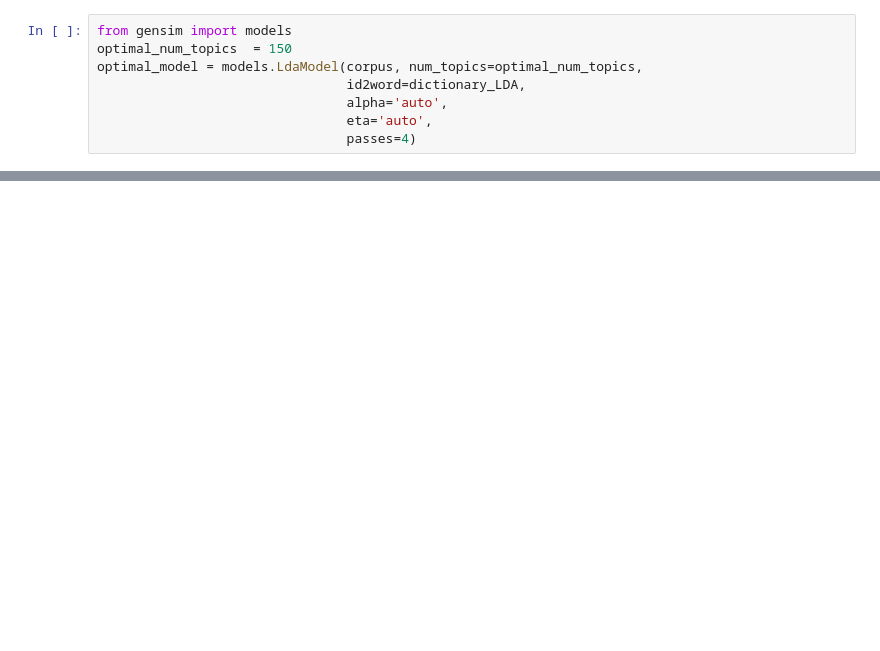
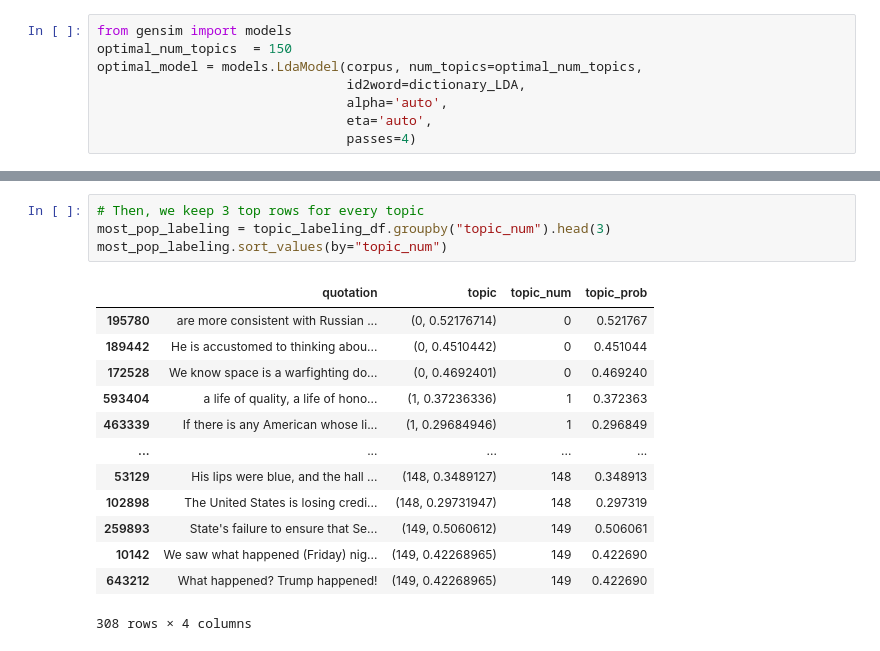
Before and after one commit to epfl-ada/ada-2021-project-young-boys, a Jupyter notebook: topic_detection.ipynb, the cells around one changed output, grey strips where cells are left out. Saved outputs shown, nothing was run; the diff lists cells and outputs as text; blank space fills up the shorter version.

```diff
--- a/topic_detection.ipynb
+++ b/topic_detection.ipynb
@@ -653,0 +277,18 @@ Name: topic, Length: 181, dtype: object
+# %%
+# Then, we keep 3 top rows for every topic
+most_pop_labeling = topic_labeling_df.groupby("topic_num").head(3)
+most_pop_labeling.sort_values(by="topic_num")
+# %% [output]
+|  | quotation | topic | topic_num | topic_prob |
+| 195780 | are more consistent with Russian ... | (0, 0.52176714) | 0 | 0.521767 |
+| 189442 | He is accustomed to thinking abou... | (0, 0.4510442) | 0 | 0.451044 |
+| 172528 | We know space is a warfighting do... | (0, 0.4692401) | 0 | 0.469240 |
+| 593404 | a life of quality, a life of hono... | (1, 0.37236336) | 1 | 0.372363 |
+| 463339 | If there is any American whose li... | (1, 0.29684946) | 1 | 0.296849 |
+| ... | ... | ... | ... | ... |
+| 53129 | His lips were blue, and the hall ... | (148, 0.3489127) | 148 | 0.348913 |
+| 102898 | The United States is losing credi... | (148, 0.29731947) | 148 | 0.297319 |
+| 259893 | State's failure to ensure that Se... | (149, 0.5060612) | 149 | 0.506061 |
+| 10142 | We saw what happened (Friday) nig... | (149, 0.42268965) | 149 | 0.422690 |
+| 643212 | What happened? Trump happened! | (149, 0.42268965) | 149 | 0.422690 |
+308 rows × 4 columns
```
Also changed, not shown: parts of 70 cells of this notebook.
